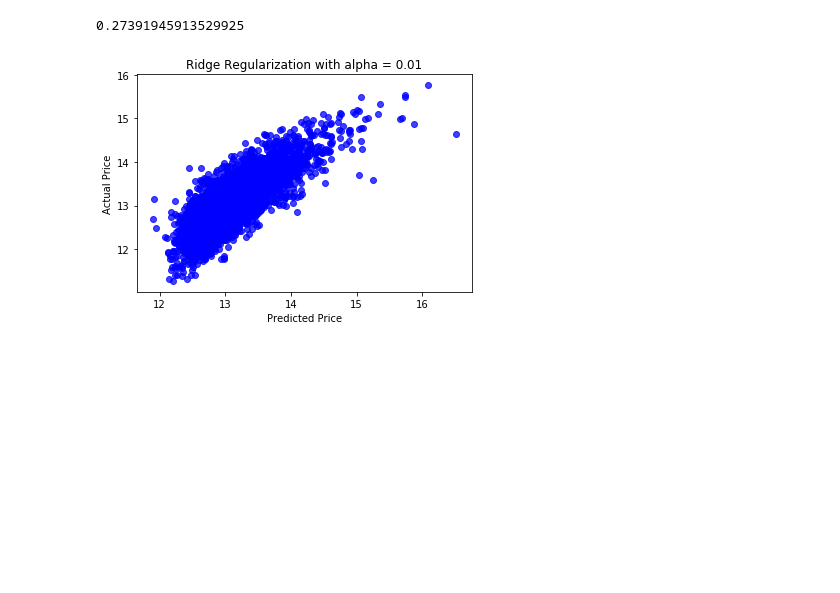
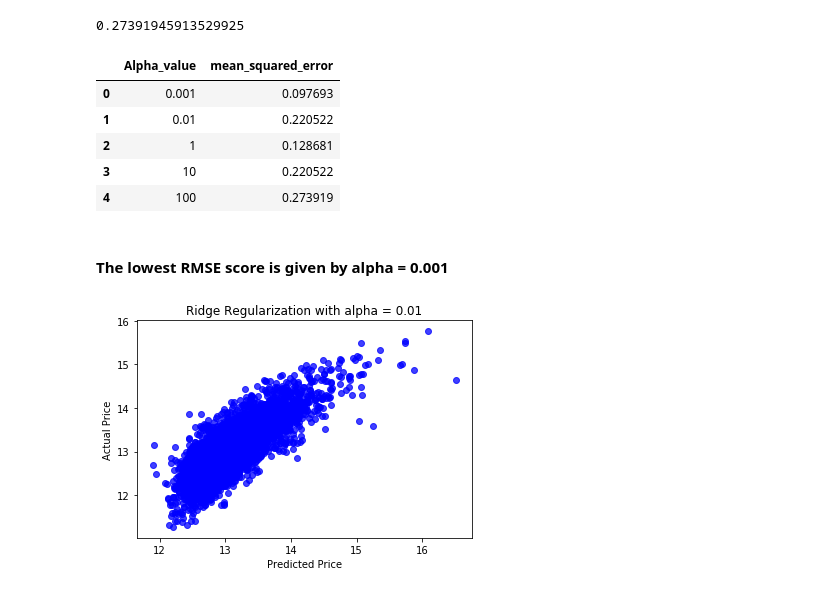
Before and after one commit to vivianusdjpy/Supervised-Learning-with-Various-Regression-Techniques, a Jupyter notebook: Supervised_Learning_using_various_Regression_Techniques.ipynb, the cells around one changed output. Drawn from its saved outputs; the diff is of its cells as text; code cells hidden in the pictures; blank space fills up the shorter version.

```diff
--- a/Supervised_Learning_using_various_Regression_Techniques.ipynb
+++ b/Supervised_Learning_using_various_Regression_Techniques.ipynb
@@ -846,0 +823,3 @@ abs(search.best_score_)
+# %%
+first_model = abs(search.best_score_)
+print(first_model)
@@ -859,24 +844,38 @@ print(second_model)
 # %%
 ridge = Ridge(normalize=True,alpha=1)
 ridge.fit(X_train , y_train)
-second_model = (mean_squared_error(y_true= y_test,y_pred=ridge.predict(X_test)))
-print(second_model)
+third_model = (mean_squared_error(y_true= y_test,y_pred=ridge.predict(X_test)))
+print(third_model)
 # %% [output]
 0.1286810620804601
 # %%
 ridge = Ridge(normalize=True,alpha=10)
 ridge.fit(X_train , y_train)
-second_model = (mean_squared_error(y_true= y_test,y_pred=ridge.predict(X_test)))
-print(second_model)
+fourth_model = (mean_squared_error(y_true= y_test,y_pred=ridge.predict(X_test)))
+print(fourth_model)
 # %% [output]
 0.22052155581771388
 # %%
 ridge = Ridge(normalize=True,alpha=100)
 ridge.fit(X_train , y_train)
-second_model = (mean_squared_error(y_true= y_test,y_pred=ridge.predict(X_test)))
-print(second_model)
+fifth_model = (mean_squared_error(y_true= y_test,y_pred=ridge.predict(X_test)))
+print(fifth_model)
 # %% [output]
 0.27391945913529925
+# %%
+Alpha_value = ['0.001','0.01', '1', '10', '100']
+model_names = [first_model,second_model,third_model,fourth_model,fifth_model]
+con = pd.DataFrame({'Alpha_value': models, 'mean_squared_error': model_names})
+con
+# %% [output]
+|  | Alpha_value | mean_squared_error |
+| 0 | 0.001 | 0.097693 |
+| 1 | 0.01 | 0.220522 |
+| 2 | 1 | 0.128681 |
+| 3 | 10 | 0.220522 |
+| 4 | 100 | 0.273919 |
+# %% [markdown]
+#### The lowest RMSE score is given by alpha = 0.001
 # %%
 for i in range (-2, 3):
     alpha = 10**i
```
Also changed, not shown: parts of 40 cells of this notebook.
